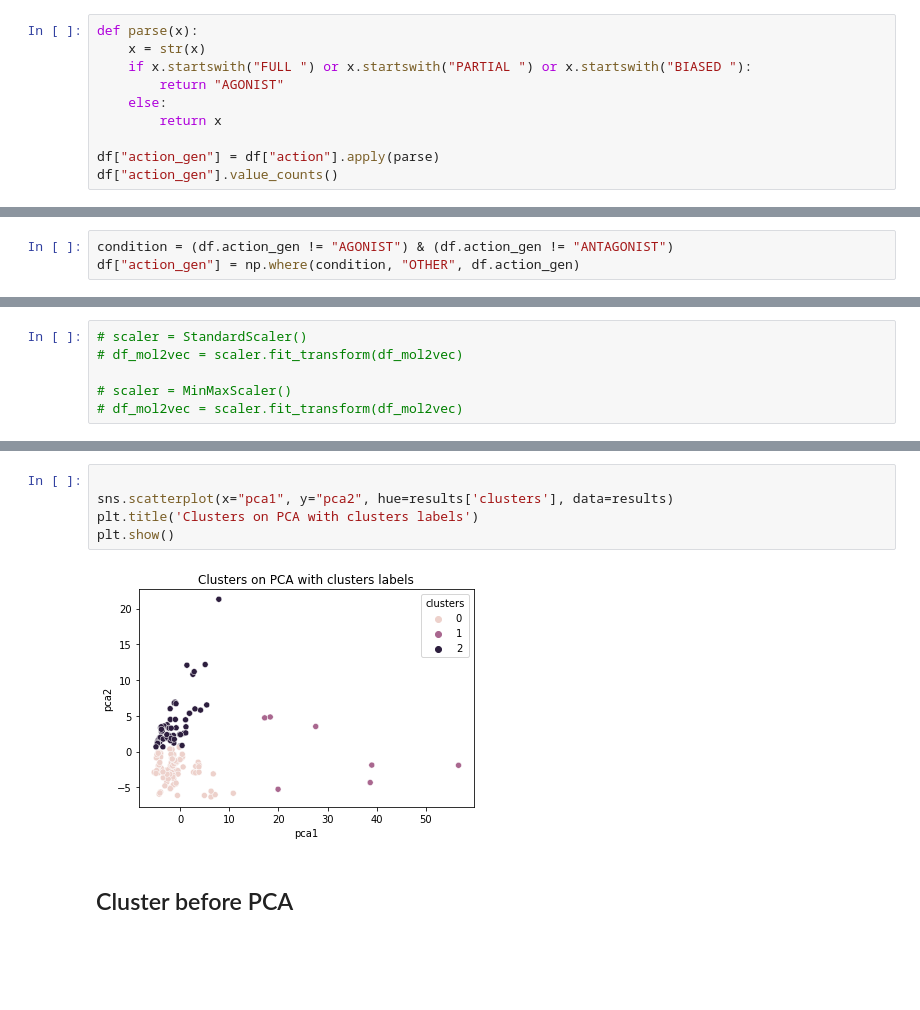
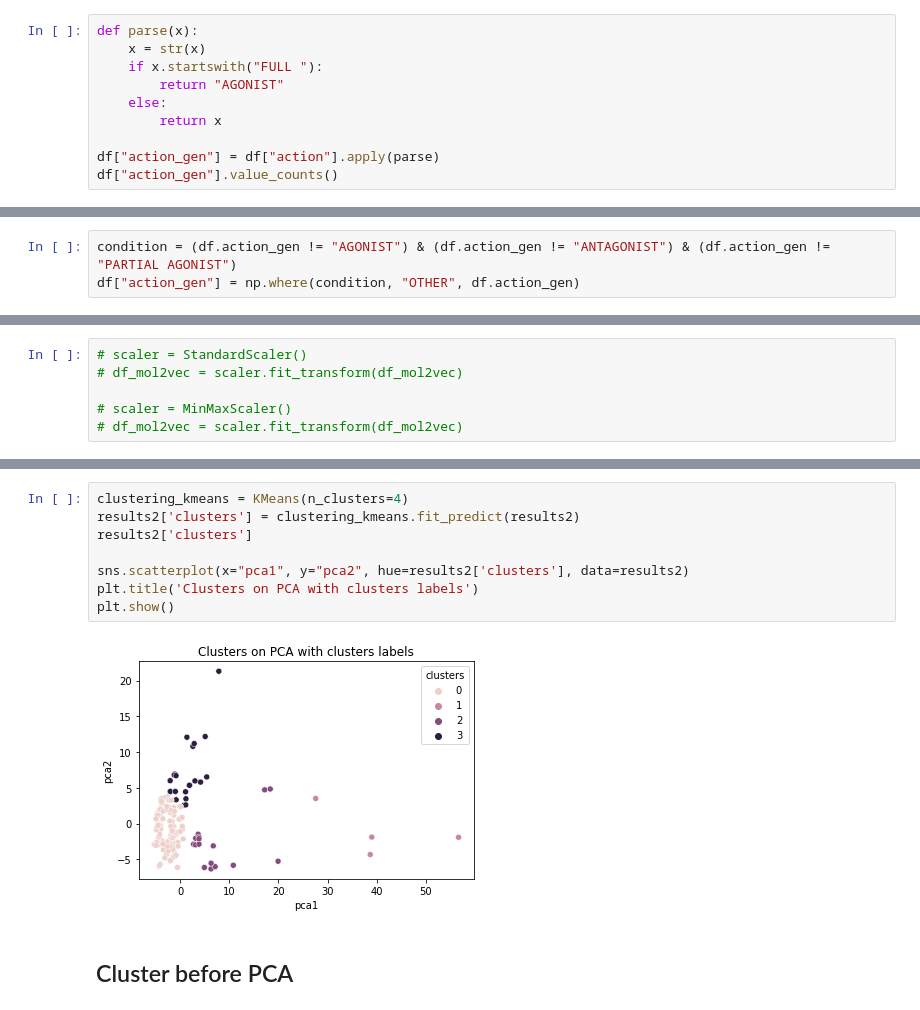
Before and after one commit to chopralab/ASPIRE_QSAR, a Jupyter notebook: mol2vec_analysis.ipynb, the cells around one changed output, grey strips where cells are left out. Saved outputs shown, nothing was run; the diff lists cells and outputs as text; blank space fills up the shorter version.

```diff
--- a/mol2vec_analysis.ipynb
+++ b/mol2vec_analysis.ipynb
@@ -38,7 +43,7 @@ Name: action, dtype: int64
 # %%
 def parse(x):
     x = str(x)
-    if x.startswith("FULL ") or x.startswith("PARTIAL ") or x.startswith("BIASED "):
+    if x.startswith("FULL "):
         return "AGONIST"
     else:
         return x
@@ -56,4 +63,4 @@ LIGAND             1
 Name: action_gen, dtype: int64
 # %%
-condition = (df.action_gen != "AGONIST") & (df.action_gen != "ANTAGONIST")
+condition = (df.action_gen != "AGONIST") & (df.action_gen != "ANTAGONIST") & (df.action_gen != "PARTIAL AGONIST")
 df["action_gen"] = np.where(condition, "OTHER", df.action_gen)
@@ -215,10 +245,13 @@ Name: clusters, Length: 171, dtype: int32
 # %%
+clustering_kmeans = KMeans(n_clusters=4)
+results2['clusters'] = clustering_kmeans.fit_predict(results2)
+results2['clusters']
 
-sns.scatterplot(x="pca1", y="pca2", hue=results['clusters'], data=results)
+sns.scatterplot(x="pca1", y="pca2", hue=results2['clusters'], data=results2)
 plt.title('Clusters on PCA with clusters labels')
 plt.show()
 # %% [output]
-[figure, old version]
+[figure, new version]
 # %% [markdown]
 ## Cluster before PCA
 # %%
```
Also changed, not shown: parts of 18 cells of this notebook, 3 other files.
